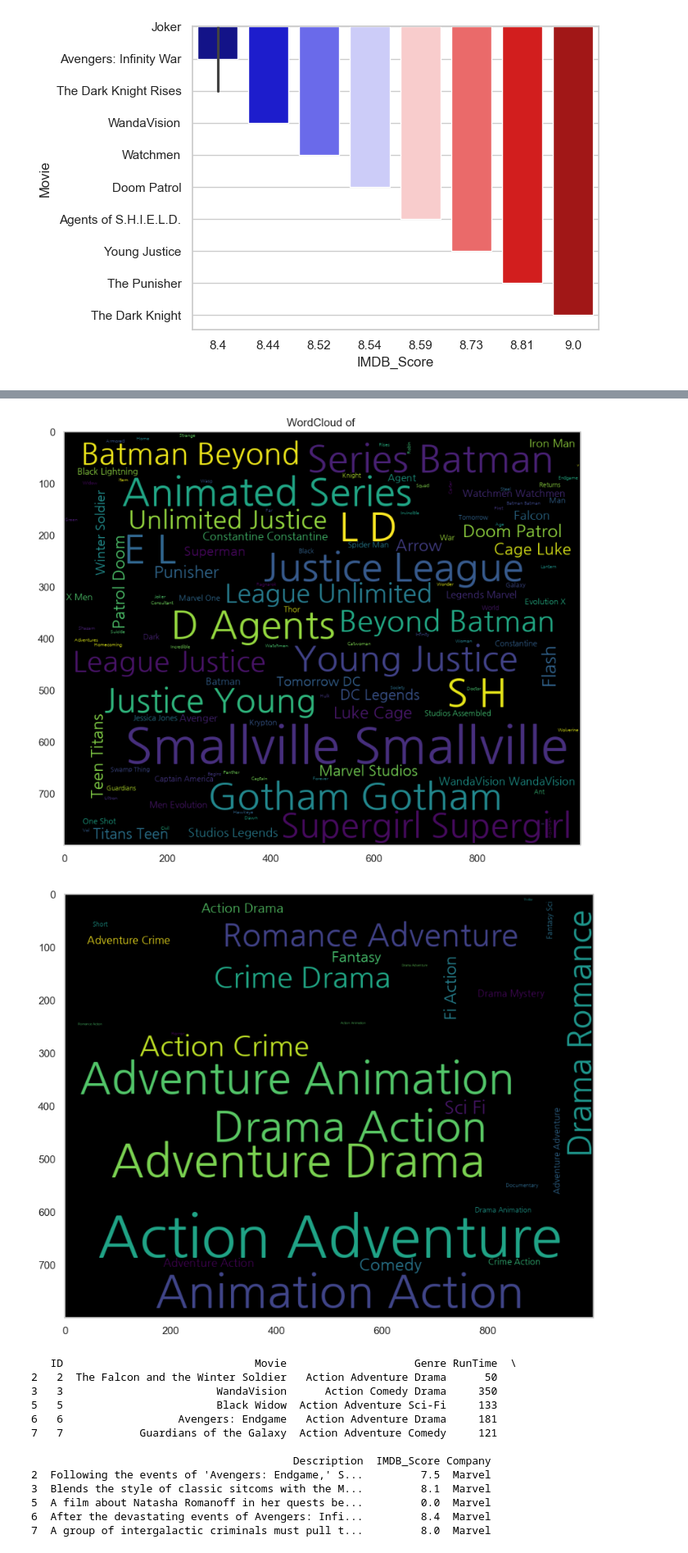
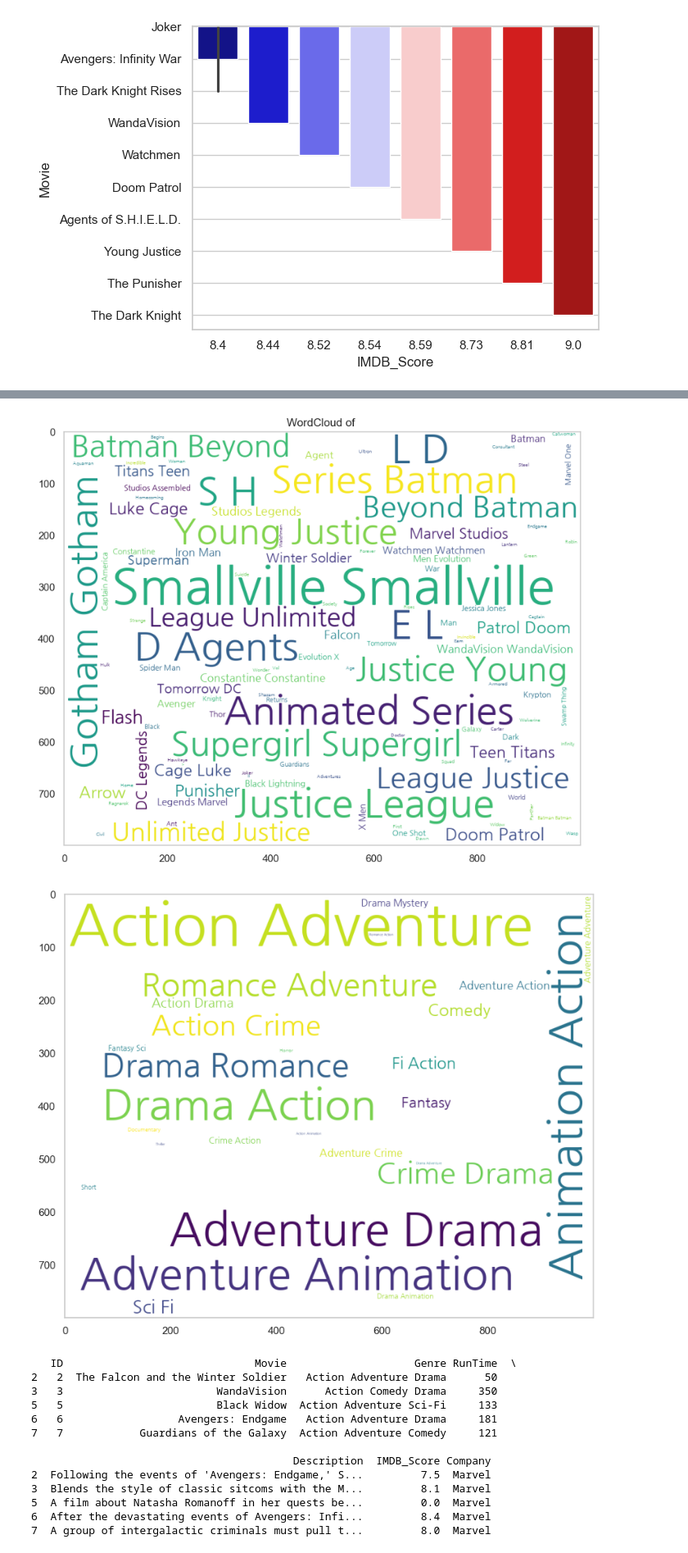
Before and after one commit to karl21-02/netflix_data_analysis, a Jupyter notebook: MarvelDc.ipynb, the cells around one changed output, grey strips where cells are left out. Shown at 82% size. Saved outputs shown, nothing was run; the diff lists cells and outputs as text; code cells hidden in the pictures.

```diff
--- a/MarvelDc.ipynb
+++ b/MarvelDc.ipynb
@@ -345,6 +390,7 @@ import matplotlib.pyplot as plt
 # 가장 많이 나온 영화 이름 찾기
 word_cloud = WordCloud(
     font_path="C:\\Users\\manun\\AppData\\Local\\Microsoft\\Windows\\Fonts\\NanumGothic.ttf",
+    background_color='white',
     width=1000,
     height=800,
 ).generate(' '.join(df['Movie']))
@@ -355,23 +401,24 @@ plt.title("WordCloud of ")
 plt.grid(False)
 plt.show()
 # %% [output]
-[figure, old version]
+[figure, new version]
 # %%
 from wordcloud import WordCloud
 import matplotlib.pyplot as plt
 
 word_cloud = WordCloud(
     font_path="C:\\Users\\manun\\AppData\\Local\\Microsoft\\Windows\\Fonts\\NanumGothic.ttf",
+    background_color='white',
     width=1000,
     height=800,
 ).generate(' '.join(df['Genre']))
 
 plt.figure(figsize=(10, 8))
 plt.imshow(word_cloud)
 plt.grid(False)
 plt.show()
 # %% [output]
-[figure, old version]
+[figure, new version]
 # %%
 # 장르와, 각 장르의 개수를 차트로!
 print(df.head())
```
Also changed, not shown: parts of 13 cells of this notebook, 3 other files.
